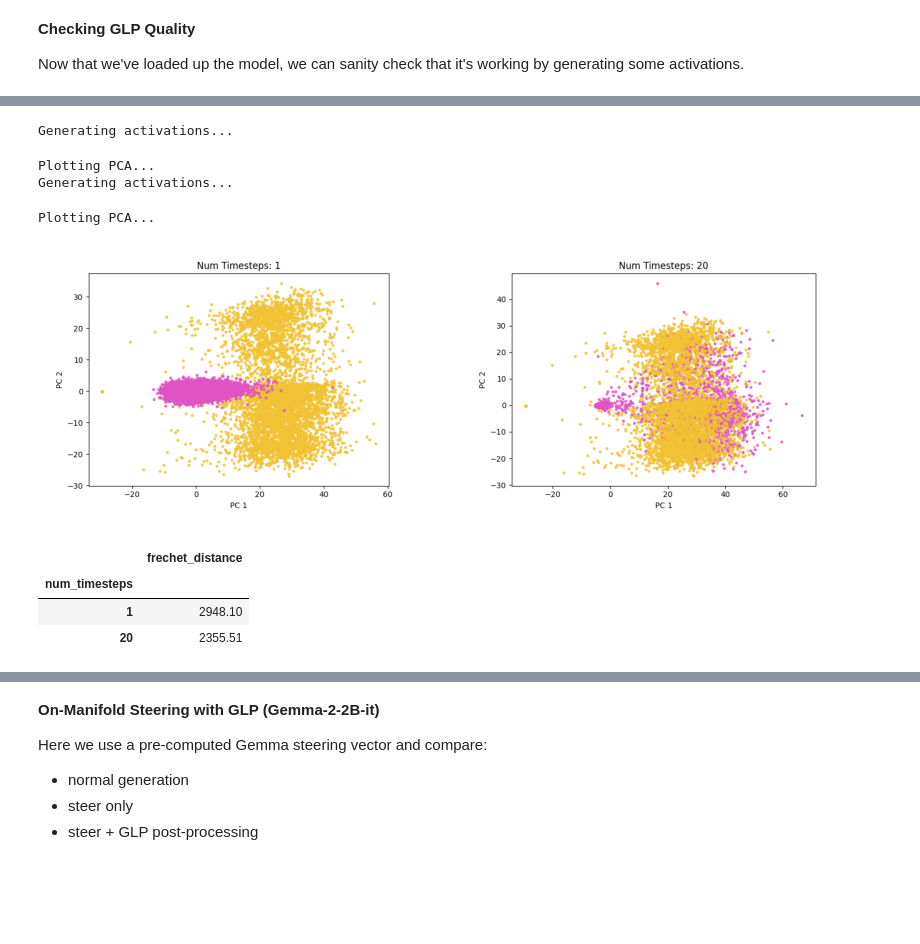
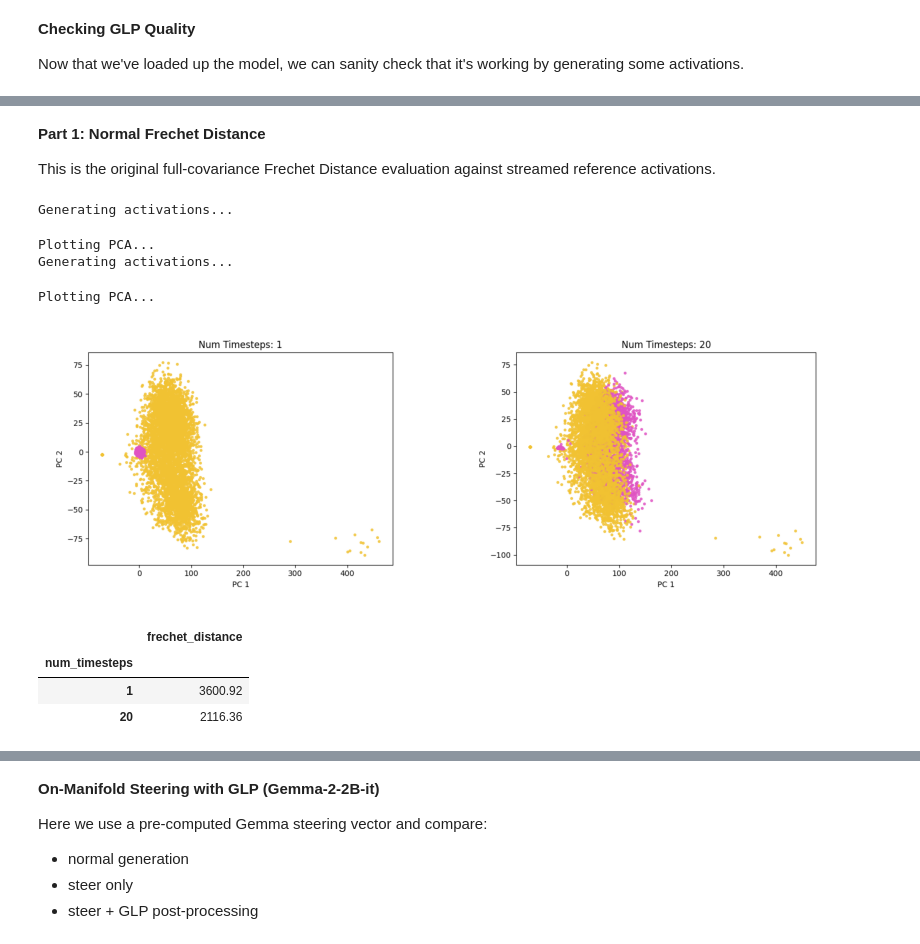
Before and after one commit to PQHSGS/GLP, a Jupyter notebook: glp_demo gemma.ipynb, the cells around one changed output, grey strips where cells are left out. Drawn from its saved outputs; the diff is of its cells as text; code cells hidden in the pictures; blank space fills up the shorter version.

```diff
--- a/glp_demo gemma.ipynb
+++ b/glp_demo gemma.ipynb
@@ -144,9 +149,12 @@ def stream_reference_activations(
     return ref_latents
 
 
+
 def compute_fd(ref_latents, gen_latents):
     ref_vecs = ref_latents[:, 0, :].detach().cpu().float()
+    ref_vecs = (ref_vecs - mean.cpu()) / torch.sqrt(var.cpu() + 1e-8)
     gen_vecs = gen_latents[:, 0, :].detach().cpu().float()
+    gen_vecs = (gen_vecs - mean.cpu()) / torch.sqrt(var.cpu() + 1e-8)
     n = min(ref_vecs.shape[0], gen_vecs.shape[0])
     if n < 2:
         raise ValueError("Need at least 2 vectors per set to compute Frechet Distance.")
@@ -221,36 +214,4 @@ fd_eval_vectors = min(batch_size, ref_latents.shape[0])
-# %%
-# run generation
-generator = torch.Generator().manual_seed(4)
-pca_plots = []
-fd_rows = []
-
-for num_timesteps in eval_timesteps:
-    gen_latents = generate_activations(num_timesteps, batch_size, generator=generator)
-    pca_plot = plot_pca(num_timesteps, batch_size, ref_latents, gen_latents)
-    pca_plots.append(pca_plot)
-    fd_rows.append({
-        "num_timesteps": num_timesteps,
-        "frechet_distance": compute_fd(ref_latents[:fd_eval_vectors], gen_latents[:fd_eval_vectors]),
-    })
-
-# visualize the PCA results
-plt.figure(figsize=(5 * len(pca_plots), 5))
-for i in range(len(pca_plots)):
-    plt.subplot(1, len(pca_plots), i + 1)
-    plt.imshow(pca_plots[i])
-    plt.axis("off")
-plt.show()
-
-# show Frechet Distance summary
-fd_df = pd.DataFrame(fd_rows).set_index("num_timesteps").sort_index()
-fd_df.round(2)
-# %% [output]
-Generating activations...
-Plotting PCA...
-Generating activations...
-Plotting PCA...
-[figure, removed]
-|  | frechet_distance |
-| num_timesteps |  |
-| 1 | 2948.10 |
-| 20 | 2355.51 |
+# %% [markdown]
+**Part 1: Normal Frechet Distance**
+
+This is the original full-covariance Frechet Distance evaluation against streamed reference activations.
@@ -256,0 +223,36 @@ Plotting PCA...
+# %%
+# Run generation and compute the original full-covariance FD.
+generator = torch.Generator().manual_seed(4)
+pca_plots = []
+fd_rows = []
+generated_latents_by_step = {}
+
+for num_timesteps in eval_timesteps:
+    gen_latents = generate_activations(num_timesteps, batch_size, generator=generator)
+    generated_latents_by_step[num_timesteps] = gen_latents.detach().cpu()
+    pca_plot = plot_pca(num_timesteps, batch_size, ref_latents, gen_latents)
+    pca_plots.append(pca_plot)
+    fd_rows.append({
+        "num_timesteps": num_timesteps,
+        "frechet_distance": compute_fd(ref_latents[:fd_eval_vectors], gen_latents[:fd_eval_vectors]),
+    })
+
+plt.figure(figsize=(5 * len(pca_plots), 5))
+for i in range(len(pca_plots)):
+    plt.subplot(1, len(pca_plots), i + 1)
+    plt.imshow(pca_plots[i])
+    plt.axis("off")
+plt.show()
+
+fd_df = pd.DataFrame(fd_rows).set_index("num_timesteps").sort_index()
+fd_df.round(2)
+# %% [output]
+Generating activations...
+Plotting PCA...
+Generating activations...
+Plotting PCA...
+[figure, added]
+|  | frechet_distance |
+| num_timesteps |  |
+| 1 | 3600.92 |
+| 20 | 2116.36 |
```
Also changed, not shown: parts of 16 cells of this notebook, 4 other files.
